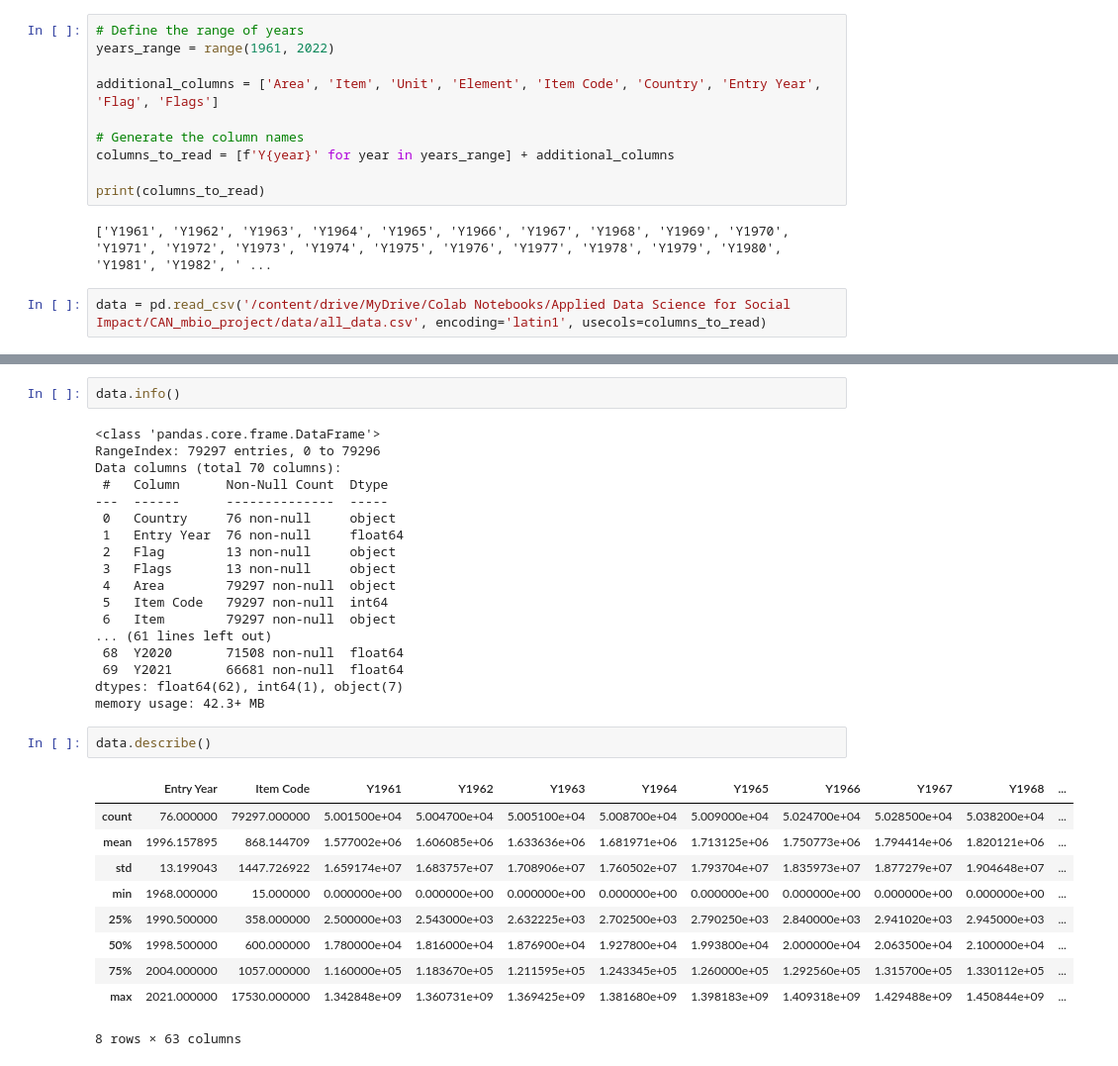
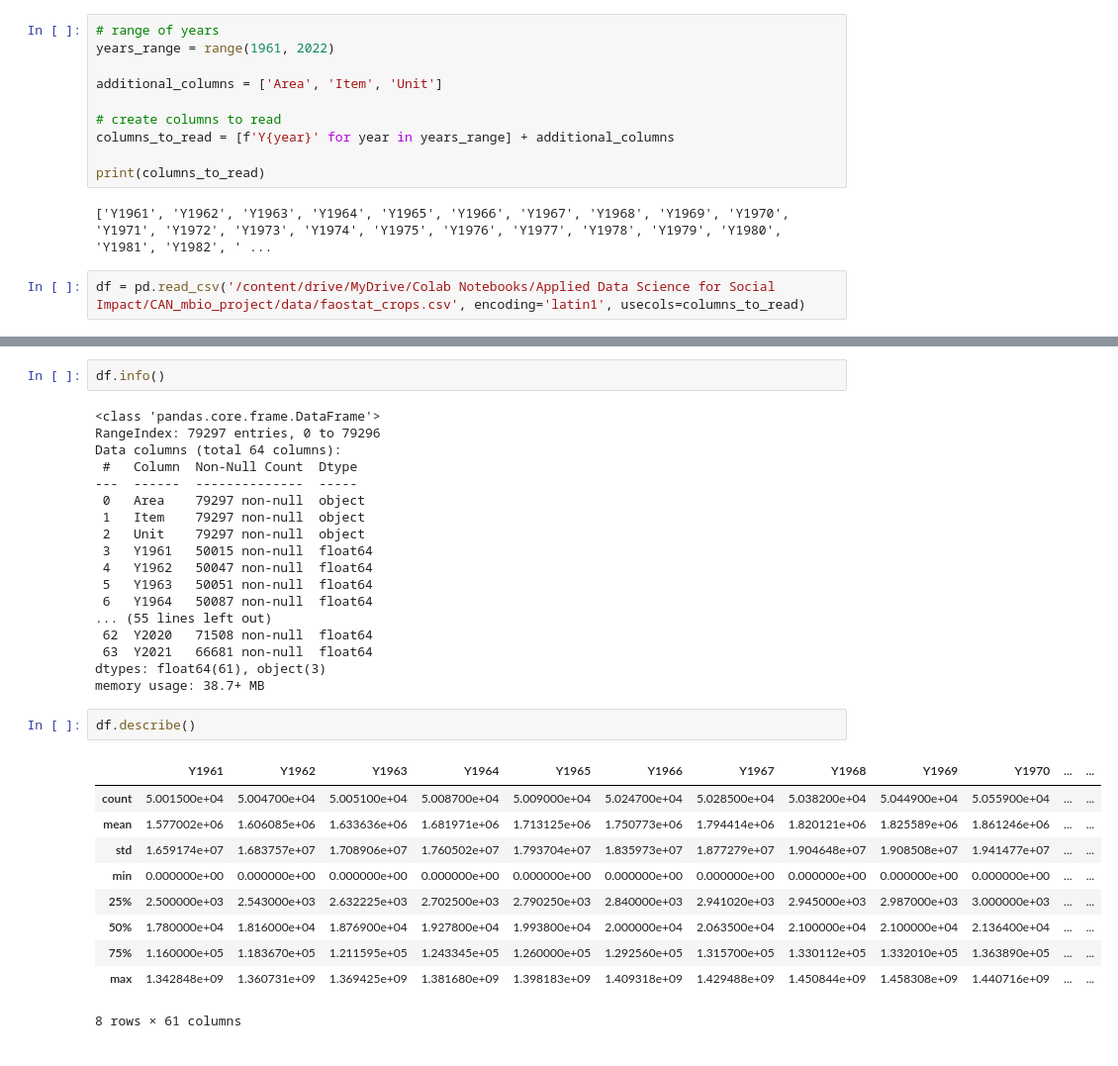
Before and after one commit to cperrin2/CAN_mbio_project, a Jupyter notebook: mbio.ipynb, the cells around one changed output, grey strips where cells are left out. Shown: that part at 99% size. Cells and saved outputs as stored; diff of their text form.

```diff
--- a/mbio.ipynb
+++ b/mbio.ipynb
@@ -21,14 +47,14 @@ import pandas as pd
 # %%
-# Define the range of years
+# range of years
 years_range = range(1961, 2022)
 
-additional_columns = ['Area', 'Item', 'Unit', 'Element', 'Item Code', 'Country', 'Entry Year', 'Flag', 'Flags']
+additional_columns = ['Area', 'Item', 'Unit']
 
-# Generate the column names
+# create columns to read
 columns_to_read = [f'Y{year}' for year in years_range] + additional_columns
 
 print(columns_to_read)
 # %% [output]
 ['Y1961', 'Y1962', 'Y1963', 'Y1964', 'Y1965', 'Y1966', 'Y1967', 'Y1968', 'Y1969', 'Y1970', 'Y1971', 'Y1972', 'Y1973', 'Y1974', 'Y1975', 'Y1976', 'Y1977', 'Y1978', 'Y1979', 'Y1980', 'Y1981', 'Y1982', ' ...
 # %%
-data = pd.read_csv('/content/drive/MyDrive/Colab Notebooks/Applied Data Science for Social Impact/CAN_mbio_project/data/all_data.csv', encoding='latin1', usecols=columns_to_read)
+df = pd.read_csv('/content/drive/MyDrive/Colab Notebooks/Applied Data Science for Social Impact/CAN_mbio_project/data/faostat_crops.csv', encoding='latin1', usecols=columns_to_read)
@@ -45,33 +61,33 @@ data.head()
 # %%
-data.info()
+df.info()
 # %% [output]
 <class 'pandas.core.frame.DataFrame'>
 RangeIndex: 79297 entries, 0 to 79296
-Data columns (total 70 columns):
- #   Column      Non-Null Count  Dtype
----  ------      --------------  -----
- 0   Country     76 non-null     object
- 1   Entry Year  76 non-null     float64
- 2   Flag        13 non-null     object
- 3   Flags       13 non-null     object
- 4   Area        79297 non-null  object
- 5   Item Code   79297 non-null  int64
- 6   Item        79297 non-null  object
-... (61 lines left out)
- 68  Y2020       71508 non-null  float64
- 69  Y2021       66681 non-null  float64
-dtypes: float64(62), int64(1), object(7)
-memory usage: 42.3+ MB
+Data columns (total 64 columns):
+ #   Column  Non-Null Count  Dtype
+---  ------  --------------  -----
+ 0   Area    79297 non-null  object
+ 1   Item    79297 non-null  object
+ 2   Unit    79297 non-null  object
+ 3   Y1961   50015 non-null  float64
+ 4   Y1962   50047 non-null  float64
+ 5   Y1963   50051 non-null  float64
+ 6   Y1964   50087 non-null  float64
+... (55 lines left out)
+ 62  Y2020   71508 non-null  float64
+ 63  Y2021   66681 non-null  float64
+dtypes: float64(61), object(3)
+memory usage: 38.7+ MB
 # %%
-data.describe()
+df.describe()
 # %% [output]
-|  | Entry Year | Item Code | Y1961 | Y1962 | Y1963 | Y1964 | Y1965 | Y1966 | Y1967 | Y1968 | ... |
-| count | 76.000000 | 79297.000000 | 5.001500e+04 | 5.004700e+04 | 5.005100e+04 | 5.008700e+04 | 5.009000e+04 | 5.024700e+04 | 5.028500e+04 | 5.038200e+04 | ... |
-| mean | 1996.157895 | 868.144709 | 1.577002e+06 | 1.606085e+06 | 1.633636e+06 | 1.681971e+06 | 1.713125e+06 | 1.750773e+06 | 1.794414e+06 | 1.820121e+06 | ... |
-| std | 13.199043 | 1447.726922 | 1.659174e+07 | 1.683757e+07 | 1.708906e+07 | 1.760502e+07 | 1.793704e+07 | 1.835973e+07 | 1.877279e+07 | 1.904648e+07 | ... |
-| min | 1968.000000 | 15.000000 | 0.000000e+00 | 0.000000e+00 | 0.000000e+00 | 0.000000e+00 | 0.000000e+00 | 0.000000e+00 | 0.000000e+00 | 0.000000e+00 | ... |
-| 25% | 1990.500000 | 358.000000 | 2.500000e+03 | 2.543000e+03 | 2.632225e+03 | 2.702500e+03 | 2.790250e+03 | 2.840000e+03 | 2.941020e+03 | 2.945000e+03 | ... |
-| 50% | 1998.500000 | 600.000000 | 1.780000e+04 | 1.816000e+04 | 1.876900e+04 | 1.927800e+04 | 1.993800e+04 | 2.000000e+04 | 2.063500e+04 | 2.100000e+04 | ... |
-| 75% | 2004.000000 | 1057.000000 | 1.160000e+05 | 1.183670e+05 | 1.211595e+05 | 1.243345e+05 | 1.260000e+05 | 1.292560e+05 | 1.315700e+05 | 1.330112e+05 | ... |
-| max | 2021.000000 | 17530.000000 | 1.342848e+09 | 1.360731e+09 | 1.369425e+09 | 1.381680e+09 | 1.398183e+09 | 1.409318e+09 | 1.429488e+09 | 1.450844e+09 | ... |
+|  | Y1961 | Y1962 | Y1963 | Y1964 | Y1965 | Y1966 | Y1967 | Y1968 | Y1969 | Y1970 | ... | ... |
+| count | 5.001500e+04 | 5.004700e+04 | 5.005100e+04 | 5.008700e+04 | 5.009000e+04 | 5.024700e+04 | 5.028500e+04 | 5.038200e+04 | 5.044900e+04 | 5.055900e+04 | ... | ... |
+| mean | 1.577002e+06 | 1.606085e+06 | 1.633636e+06 | 1.681971e+06 | 1.713125e+06 | 1.750773e+06 | 1.794414e+06 | 1.820121e+06 | 1.825589e+06 | 1.861246e+06 | ... | ... |
+| std | 1.659174e+07 | 1.683757e+07 | 1.708906e+07 | 1.760502e+07 | 1.793704e+07 | 1.835973e+07 | 1.877279e+07 | 1.904648e+07 | 1.908508e+07 | 1.941477e+07 | ... | ... |
+| min | 0.000000e+00 | 0.000000e+00 | 0.000000e+00 | 0.000000e+00 | 0.000000e+00 | 0.000000e+00 | 0.000000e+00 | 0.000000e+00 | 0.000000e+00 | 0.000000e+00 | ... | ... |
+| 25% | 2.500000e+03 | 2.543000e+03 | 2.632225e+03 | 2.702500e+03 | 2.790250e+03 | 2.840000e+03 | 2.941020e+03 | 2.945000e+03 | 2.987000e+03 | 3.000000e+03 | ... | ... |
+| 50% | 1.780000e+04 | 1.816000e+04 | 1.876900e+04 | 1.927800e+04 | 1.993800e+04 | 2.000000e+04 | 2.063500e+04 | 2.100000e+04 | 2.100000e+04 | 2.136400e+04 | ... | ... |
+| 75% | 1.160000e+05 | 1.183670e+05 | 1.211595e+05 | 1.243345e+05 | 1.260000e+05 | 1.292560e+05 | 1.315700e+05 | 1.330112e+05 | 1.332010e+05 | 1.363890e+05 | ... | ... |
+| max | 1.342848e+09 | 1.360731e+09 | 1.369425e+09 | 1.381680e+09 | 1.398183e+09 | 1.409318e+09 | 1.429488e+09 | 1.450844e+09 | 1.458308e+09 | 1.440716e+09 | ... | ... |
-8 rows × 63 columns
+8 rows × 61 columns
```
Also changed, not shown: parts of 12 cells of this notebook.
